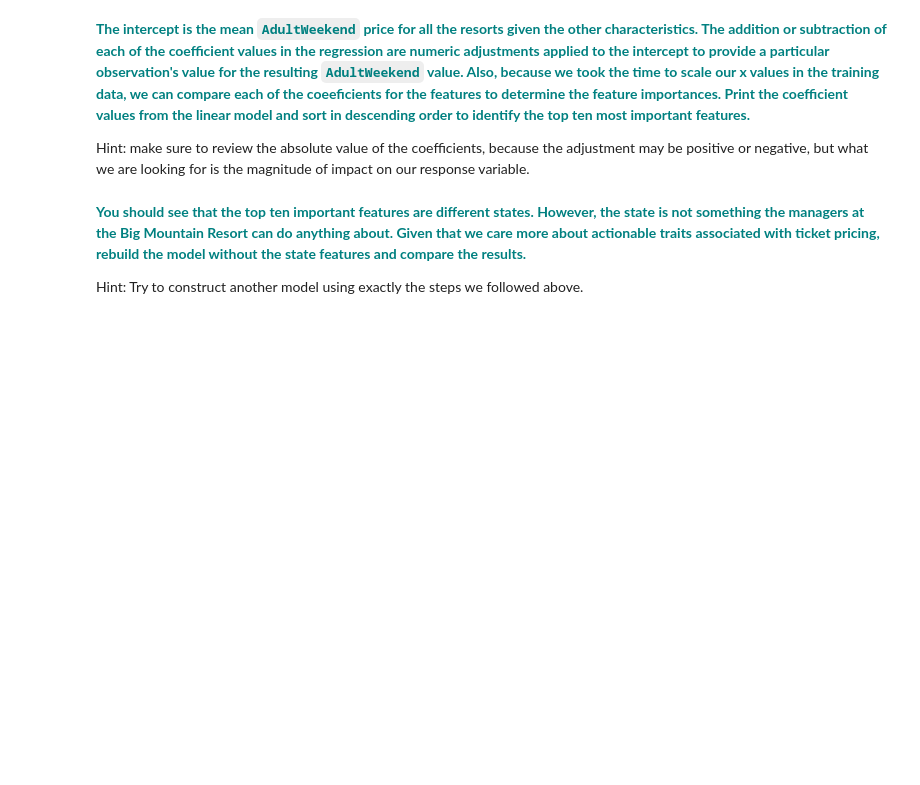
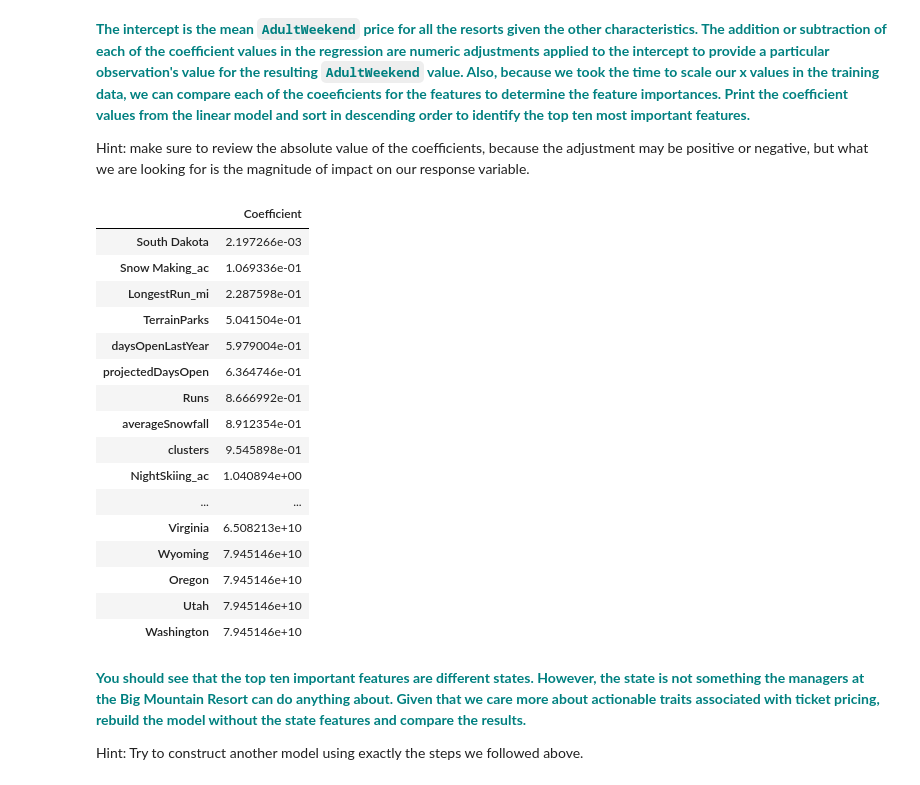
Before and after one commit to bhatkiran30/sbpersonal, a Jupyter notebook: Guided Capstone/Notebook_stepfour.ipynb, the cells around one changed output. Saved outputs shown, nothing was run; the diff lists cells and outputs as text; code cells hidden in the pictures; blank space fills up the shorter version.

```diff
--- a/Guided Capstone/Notebook_stepfour.ipynb
+++ b/Guided Capstone/Notebook_stepfour.ipynb
@@ -137,10 +137,10 @@ This is the fifth step in the Data Science Method. In the previous steps you cle
 #### Model 1
 # %%
 #all first model set
-#from sklearn import linear_model
-#from sklearn.metrics import explained_variance_score,mean_absolute_error
-#lm = linear_model.LinearRegression()
-#model = lm.fit(X_train,y_train)
+from sklearn import linear_model
+from sklearn.metrics import explained_variance_score,mean_absolute_error
+lm = linear_model.LinearRegression()
+model = lm.fit(X_train,y_train)
 # %% [markdown]
 **<font color='teal'> Predict on the testing dataset and score the model performance with the y_test set and the y-pred values. The explained variance is a measure of the variation explained by the model. This is also known as the R-squared value. </font>**
 
@@ -164,7 +177,26 @@ Hint: our linear regression model `lm` has an attribute `intercept_` for the int
 Hint: make sure to review the absolute value of the coefficients, because the adjustment may be positive or negative, but what we are looking for is the magnitude of impact on our response variable.
 # %%
 # You might want to make a pandas DataFrame displaying the coefficients for each state like so:
-# pd.DataFrame(abs(lm.coef_), X.columns, columns=['Coefficient'])
+coeff_dataframe = pd.DataFrame(abs(lm.coef_), X.columns, columns=['Coefficient'])
+coeff_dataframe.sort_values(by='Coefficient',ascending=True).head(30)
+# %% [output]
+|  | Coefficient |
+| South Dakota | 2.197266e-03 |
+| Snow Making_ac | 1.069336e-01 |
+| LongestRun_mi | 2.287598e-01 |
+| TerrainParks | 5.041504e-01 |
+| daysOpenLastYear | 5.979004e-01 |
+| projectedDaysOpen | 6.364746e-01 |
+| Runs | 8.666992e-01 |
+| averageSnowfall | 8.912354e-01 |
+| clusters | 9.545898e-01 |
+| NightSkiing_ac | 1.040894e+00 |
+| ... | ... |
+| Virginia | 6.508213e+10 |
+| Wyoming | 7.945146e+10 |
+| Oregon | 7.945146e+10 |
+| Utah | 7.945146e+10 |
+| Washington | 7.945146e+10 |
 # %% [markdown]
 **<font color='teal'>You should see that the top ten important features are different states. However, the state is not something the managers at the Big Mountain Resort can do anything about. Given that we care more about actionable traits associated with ticket pricing, rebuild the model without the state features and compare the results. </font>**
 
```
Also changed, not shown: parts of 10 cells of this notebook.
